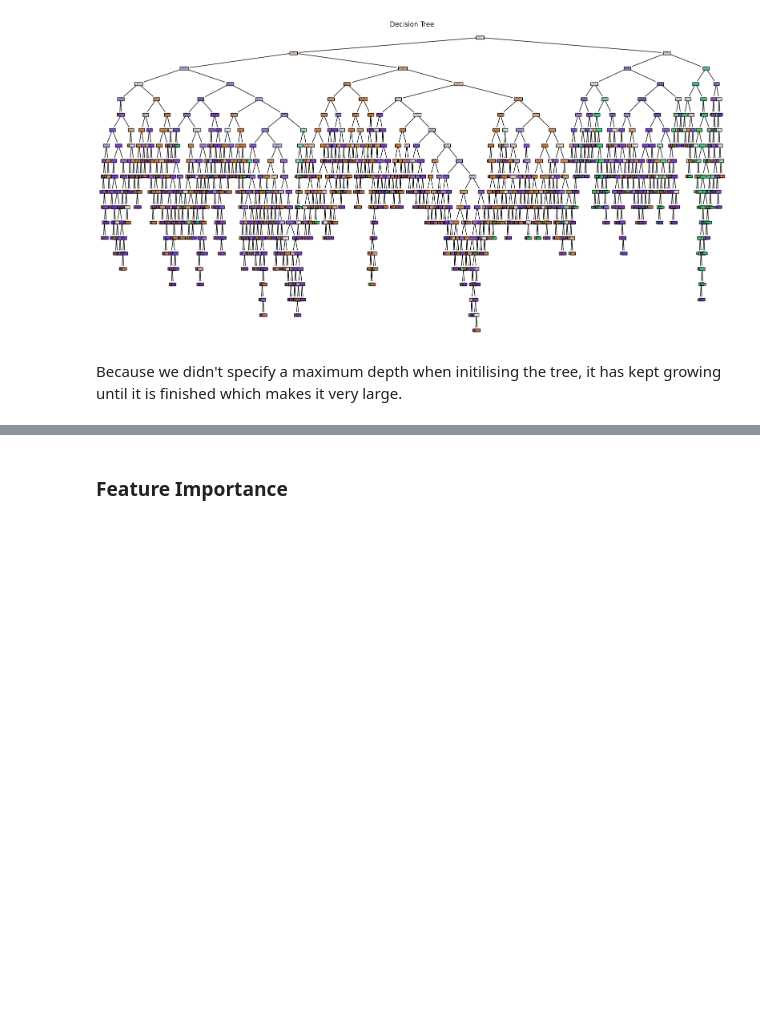
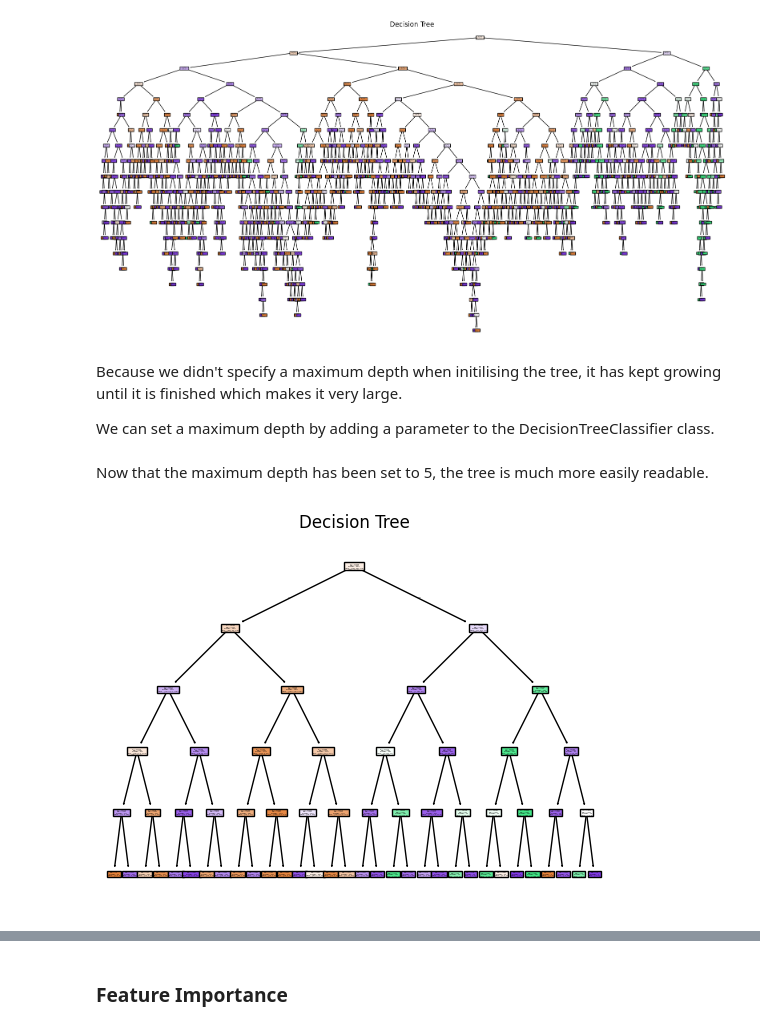
Before and after one commit to Ryan-Ursell/SDSS-DR14-Classification, a Jupyter notebook: py/Q1_folder/Q1.ipynb, the cells around one changed output, grey strips where cells are left out. Saved outputs shown, nothing was run; the diff lists cells and outputs as text; code cells hidden in the pictures; blank space fills up the shorter version.

Commit message:
Add explanation for setting a maximum depth on a decision tree

```diff
--- a/py/Q1_folder/Q1.ipynb
+++ b/py/Q1_folder/Q1.ipynb
@@ -262,3 +262,22 @@ plt.show()
 [figure]
 # %% [markdown]
 Because we didn't specify a maximum depth when initilising the tree, it has kept growing until it is finished which makes it very large.
+
+We can set a maximum depth by adding a parameter to the DecisionTreeClassifier class.
+# %%
+# Set the maximum depth for the decision tree
+max_depth = 5  # You can change this value to any integer
+
+# Initialize the DecisionTreeClassifier with the max_depth parameter
+clf_test = DecisionTreeClassifier(random_state=42, max_depth=max_depth)
+
+# Fit the model
+clf_test.fit(training_param, train_classification);
+# %% [markdown]
+Now that the maximum depth has been set to 5, the tree is much more easily readable.
+# %%
+plot_tree(clf_test, filled=True, feature_names=features.columns, class_names=clf.classes_)
+plt.title('Decision Tree')
+plt.show()
+# %% [output]
+[figure, added]
```
Also changed, not shown: parts of 1 cell of this notebook.
